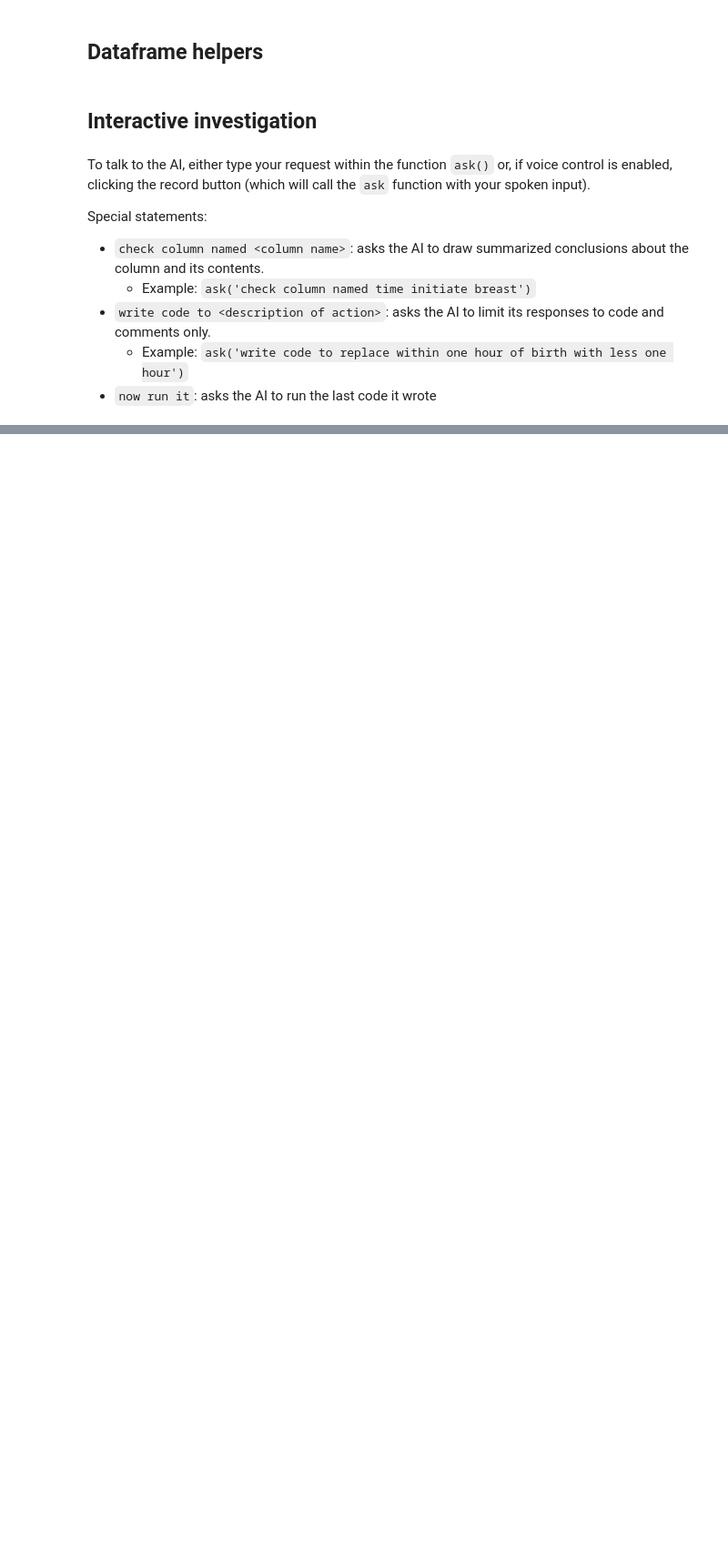
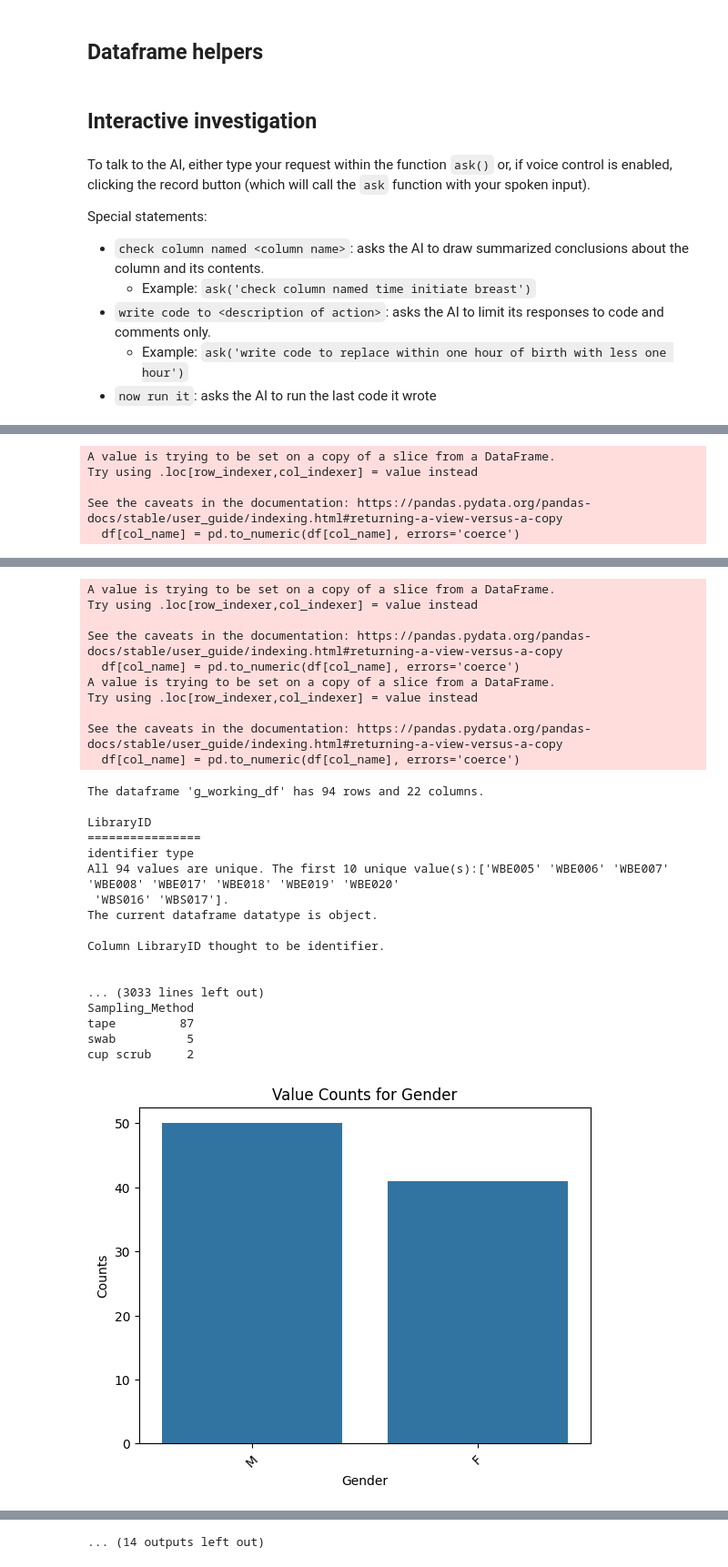
Before and after one commit to dpear/metagpt, a Jupyter notebook: proof_of_concept_template_ai_memorializing_DP.ipynb, the cells around one changed output, grey strips where cells are left out. Shown at 91% size. Saved outputs shown, nothing was run; the diff lists cells and outputs as text; code cells hidden in the pictures; blank space fills up the shorter version.

```diff
--- a/proof_of_concept_template_ai_memorializing_DP.ipynb
+++ b/proof_of_concept_template_ai_memorializing_DP.ipynb
@@ -1198,0 +1228,3 @@ ask('summarize table')
+# %%
+summarize(col_types={"LibraryID": "identifier", "Gender": "categorical", "Year of Birth": "numeric", "Ethnicity": "categorical", "Country of Birth": "categorical", "Weight (kg)": "numeric", "Height (cm)": "numeric", "Alcohol": "categorical", "Passive Smoking": "categorical", "Presence of pets": "categorical", "FLG Genotype": "categorical", "Blomia tropicalis (dust mite)": "categorical", "Dermatophagoides pteronyssinus (dust mite)": "categorical", "Elaeis guineensis (oil palm pollen)": "categorical", "Curvularia spp. (fungus)": "categorical", "Skin Prick Test (≥3+)": "categorical", "Asthma Status": "categorical", "AR Status": "categorical", "AD Status": "categorical", "Sample Type": "categorical", "Sampling_Area": "categorical", "Sampling_Method": "categorical"}, df_name='g_working_df', a_df=g_working_df, max_items_shown=None, visualize=False)
+# %% [output]
@@ -1198,0 +1248,5 @@ ask('summarize table')
+A value is trying to be set on a copy of a slice from a DataFrame.
+Try using .loc[row_indexer,col_indexer] = value instead
+
+See the caveats in the documentation: https://pandas.pydata.org/pandas-docs/stable/user_guide/indexing.html#returning-a-view-versus-a-copy
+  df[col_name] = pd.to_numeric(df[col_name], errors='coerce')
@@ -1198,0 +1270,28 @@ ask('summarize table')
+A value is trying to be set on a copy of a slice from a DataFrame.
+Try using .loc[row_indexer,col_indexer] = value instead
+
+See the caveats in the documentation: https://pandas.pydata.org/pandas-docs/stable/user_guide/indexing.html#returning-a-view-versus-a-copy
+  df[col_name] = pd.to_numeric(df[col_name], errors='coerce')
+A value is trying to be set on a copy of a slice from a DataFrame.
+Try using .loc[row_indexer,col_indexer] = value instead
+
+See the caveats in the documentation: https://pandas.pydata.org/pandas-docs/stable/user_guide/indexing.html#returning-a-view-versus-a-copy
+  df[col_name] = pd.to_numeric(df[col_name], errors='coerce')
+The dataframe 'g_working_df' has 94 rows and 22 columns.
+
+LibraryID
+================
+identifier type
+All 94 values are unique. The first 10 unique value(s):['WBE005' 'WBE006' 'WBE007' 'WBE008' 'WBE017' 'WBE018' 'WBE019' 'WBE020'
+ 'WBS016' 'WBS017'].
+The current dataframe datatype is object.
+
+Column LibraryID thought to be identifier.
+
+
+... (3033 lines left out)
+Sampling_Method
+tape         87
+swab          5
+cup scrub     2
+[figure, added]
@@ -1199,3 +1304,4 @@ ask('summarize table')
+... (14 outputs left out)
 # %%
 # example: summarize table using direct function call
 summarize()
```
Also changed, not shown: parts of 25 cells of this notebook.
